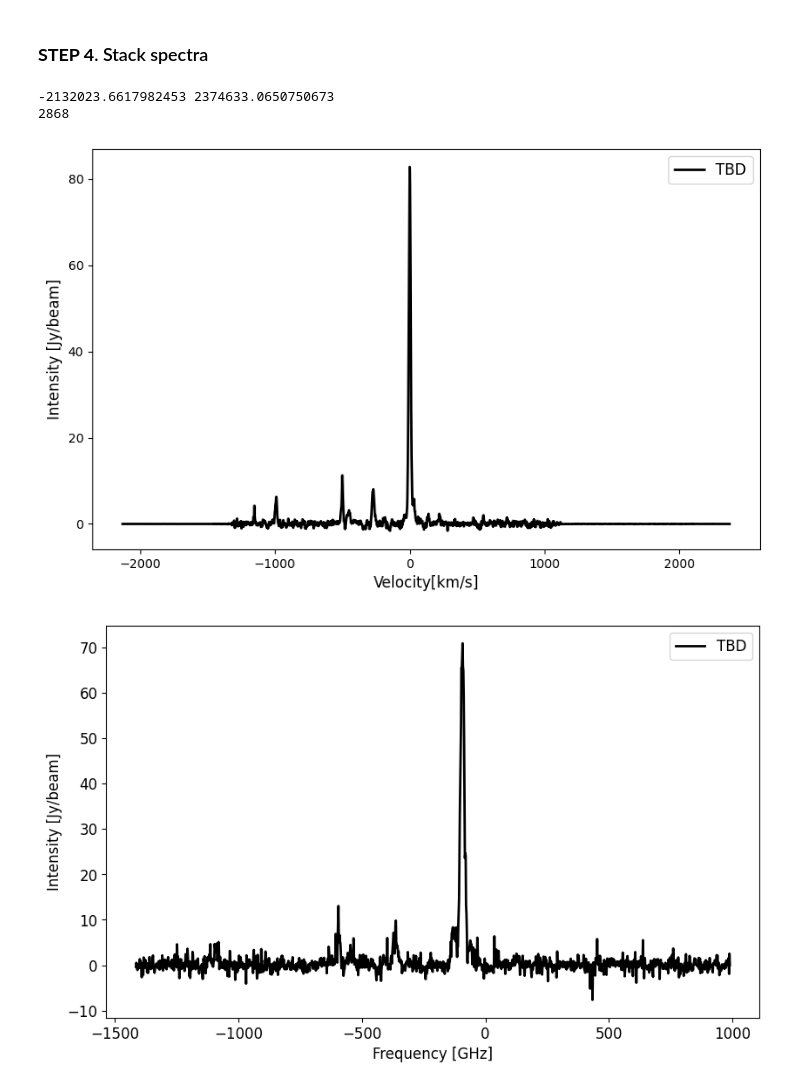
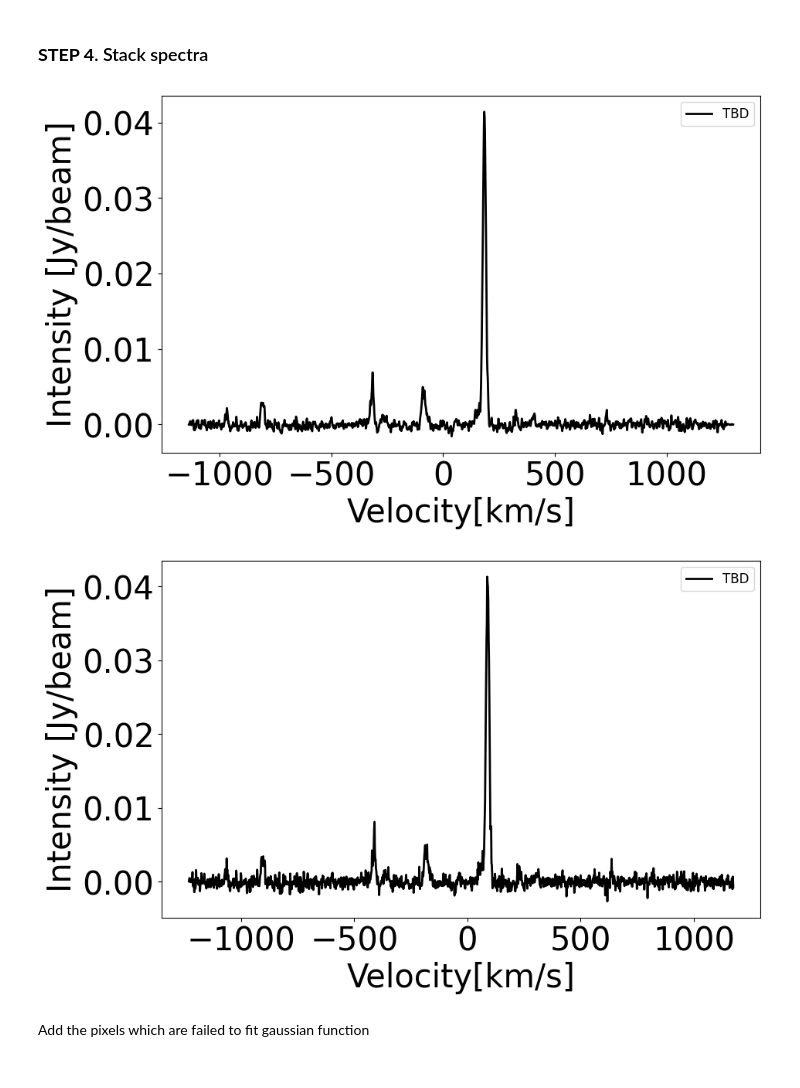
Before and after one commit to tcc2003/astroimagAna, a Jupyter notebook: spectraAna_0.ipynb, the cells around one changed output. Saved outputs shown, nothing was run; the diff lists cells and outputs as text; code cells hidden in the pictures.

```diff
--- a/spectraAna_0.ipynb
+++ b/spectraAna_0.ipynb
@@ -322,42 +242,41 @@ for i in range(len(change_1)):
 # %% [markdown]
 ### **STEP 4**. Stack spectra
-# %%
-minf = min(min(freq) for freq in shifted_velo_list)
-maxf = max(max(freq) for freq in shifted_velo_list)
-print(minf, maxf)
-
-mean_spacing = np.mean([np.mean(np.diff(freq)) for freq in shifted_velo_list])
-points = int( (maxf - minf)/ mean_spacing)
-
-newf_array = np.linspace(minf, maxf, points)
-print(points)
-# %% [output]
--2132023.6617982453 2374633.0650750673
-2868
-# %%
-summed_intensity = np.zeros_like(newf_array)
-
-for freq, inten in zip(shifted_velo_list, intensity_list):
-    interp_func = interp1d(freq, inten, kind='linear', bounds_error=False, fill_value=0)
-    summed_intensity += interp_func(newf_array)
-
-#f.plot_spectra(newf_array/1e9, summed_intensity, figsize=(10,6), color='black')
-f.plot_spectra(newf_array/1e3, summed_intensity, figsize=(10,6), color='black',xlabel='Velocity[km/s]')
-# %% [output]
-[figure, removed]
-# %%
-## Not shifted
-sum_inten_noshift = []
-
-for j in range(0,1532):
-
-    temp = 0
-    for inten in intensity_list:
-        temp += inten[j]
-
-    sum_inten_noshift.append(temp)
-
-f.plot_spectra(velocity_array/1e3, sum_inten_noshift, figsize=(10,6), color='black')
-#f.plot_spectra(velocity_array/1e3, sum_inten_noshift, figsize=(10,6), color='black', xlabel='velo[km/s]')
-# %% [output]
-[figure, removed]
+# %%
+# create the new x_value array to cover all freq(or velo) value
+minx = min(min(x) for x in shifted_x_list)
+maxx = max(max(x) for x in shifted_x_list)
+mean_spacing = np.mean([np.mean(np.diff(x)) for x in shifted_x_list])
+points = int( (maxx - minx)/ mean_spacing)
+newx_array = np.linspace(minx, maxx, points)
+
+
+# stack the spectra
+average_inten_shift = s.stack_spectra(newx_array,
+                                      shifted_x_list,
+                                      intensity_list,
+                                      option='unredshift')
+
+average_inten_noshift = s.stack_spectra(newx_array,
+                                      shifted_x_list,
+                                      intensity_list,
+                                      option='redshift')
+
+# plot the result
+m.plot_spectra(newx_array/1e3, average_inten_shift,
+               figsize=(10,6), color='black',
+               xlabel='Velocity[km/s]',
+               xlabel_size = 30, ylabel_size = 30,
+               xtick_size  = 30, ytick_size  = 30
+              )
+
+m.plot_spectra(velo_array/1e3, average_inten_noshift,
+               figsize=(10,6), color='black',
+               xlabel='Velocity[km/s]',
+               xlabel_size = 30, ylabel_size = 30,
+               xtick_size  = 30, ytick_size  = 30
+              )
+# %% [output]
+[figure, added]
+[figure, added]
+# %% [markdown]
+Add the pixels which are failed to fit gaussian function
```
Also changed, not shown: parts of 41 cells of this notebook.
